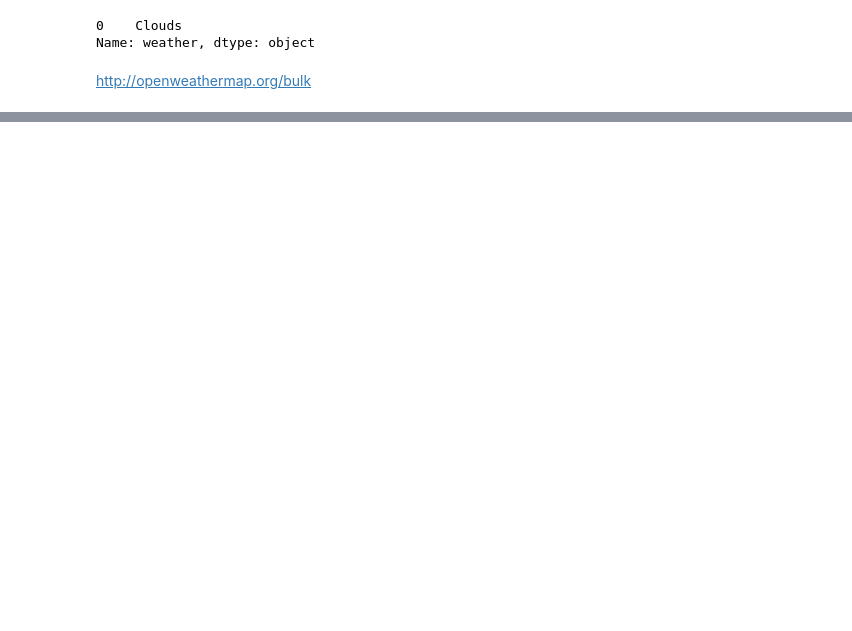
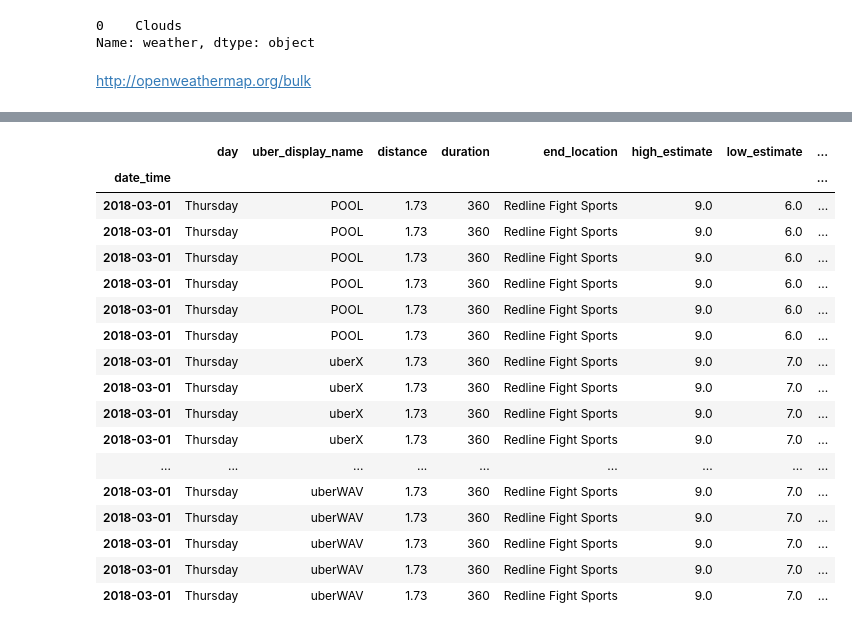
Before and after one commit to rahilshah10/big_data_systems_and_intelligence_analytics, a Jupyter notebook: rides_project/Uber_Lyft_Weather.ipynb, the cells around one changed output, grey strips where cells are left out. Saved outputs shown, nothing was run; the diff lists cells and outputs as text; code cells hidden in the pictures; blank space fills up the shorter version.

```diff
--- a/rides_project/Uber_Lyft_Weather.ipynb
+++ b/rides_project/Uber_Lyft_Weather.ipynb
@@ -460,0 +711,3 @@ df_weather.head()
+# %%
+df = df.rename(columns = {'display_name_x':'uber_display_name'})
+df = df.rename(columns = {'display_name_y':'lyft_display_name'})
@@ -460,0 +755,21 @@ df_weather.head()
+# %%
+df.iloc[df.index.get_loc('2018-03-01 00:00:00')]
+# %% [output]
+|  | day | uber_display_name | distance | duration | end_location | high_estimate | low_estimate | ... |
+| date_time |  |  |  |  |  |  |  | ... |
+| 2018-03-01 | Thursday | POOL | 1.73 | 360 | Redline Fight Sports | 9.0 | 6.0 | ... |
+| 2018-03-01 | Thursday | POOL | 1.73 | 360 | Redline Fight Sports | 9.0 | 6.0 | ... |
+| 2018-03-01 | Thursday | POOL | 1.73 | 360 | Redline Fight Sports | 9.0 | 6.0 | ... |
+| 2018-03-01 | Thursday | POOL | 1.73 | 360 | Redline Fight Sports | 9.0 | 6.0 | ... |
+| 2018-03-01 | Thursday | POOL | 1.73 | 360 | Redline Fight Sports | 9.0 | 6.0 | ... |
+| 2018-03-01 | Thursday | POOL | 1.73 | 360 | Redline Fight Sports | 9.0 | 6.0 | ... |
+| 2018-03-01 | Thursday | uberX | 1.73 | 360 | Redline Fight Sports | 9.0 | 7.0 | ... |
+| 2018-03-01 | Thursday | uberX | 1.73 | 360 | Redline Fight Sports | 9.0 | 7.0 | ... |
+| 2018-03-01 | Thursday | uberX | 1.73 | 360 | Redline Fight Sports | 9.0 | 7.0 | ... |
+| 2018-03-01 | Thursday | uberX | 1.73 | 360 | Redline Fight Sports | 9.0 | 7.0 | ... |
+| ... | ... | ... | ... | ... | ... | ... | ... | ... |
+| 2018-03-01 | Thursday | uberWAV | 1.73 | 360 | Redline Fight Sports | 9.0 | 7.0 | ... |
+| 2018-03-01 | Thursday | uberWAV | 1.73 | 360 | Redline Fight Sports | 9.0 | 7.0 | ... |
+| 2018-03-01 | Thursday | uberWAV | 1.73 | 360 | Redline Fight Sports | 9.0 | 7.0 | ... |
+| 2018-03-01 | Thursday | uberWAV | 1.73 | 360 | Redline Fight Sports | 9.0 | 7.0 | ... |
+| 2018-03-01 | Thursday | uberWAV | 1.73 | 360 | Redline Fight Sports | 9.0 | 7.0 | ... |
```
Also changed, not shown: parts of 59 cells of this notebook, 5 other files.
